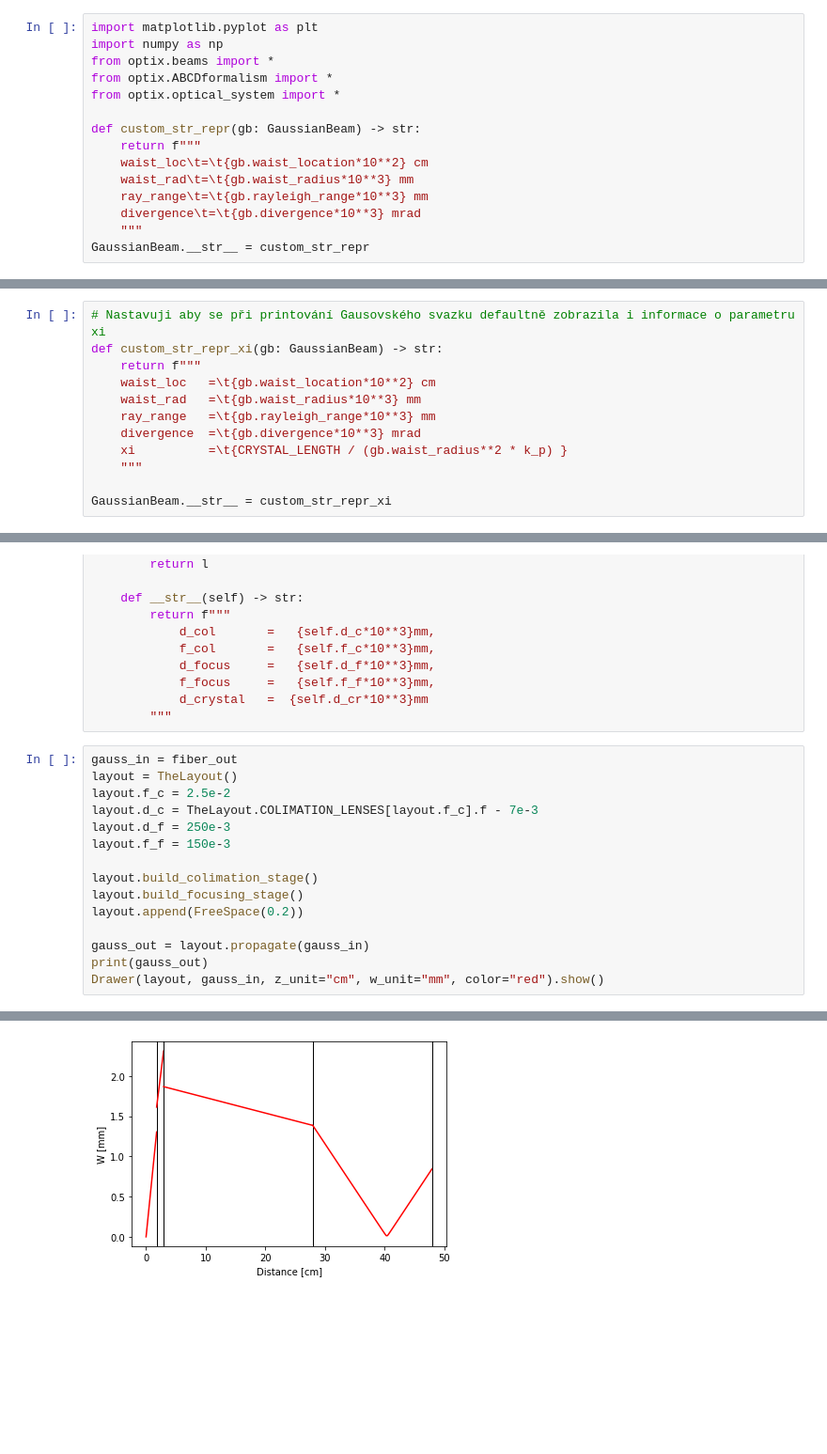
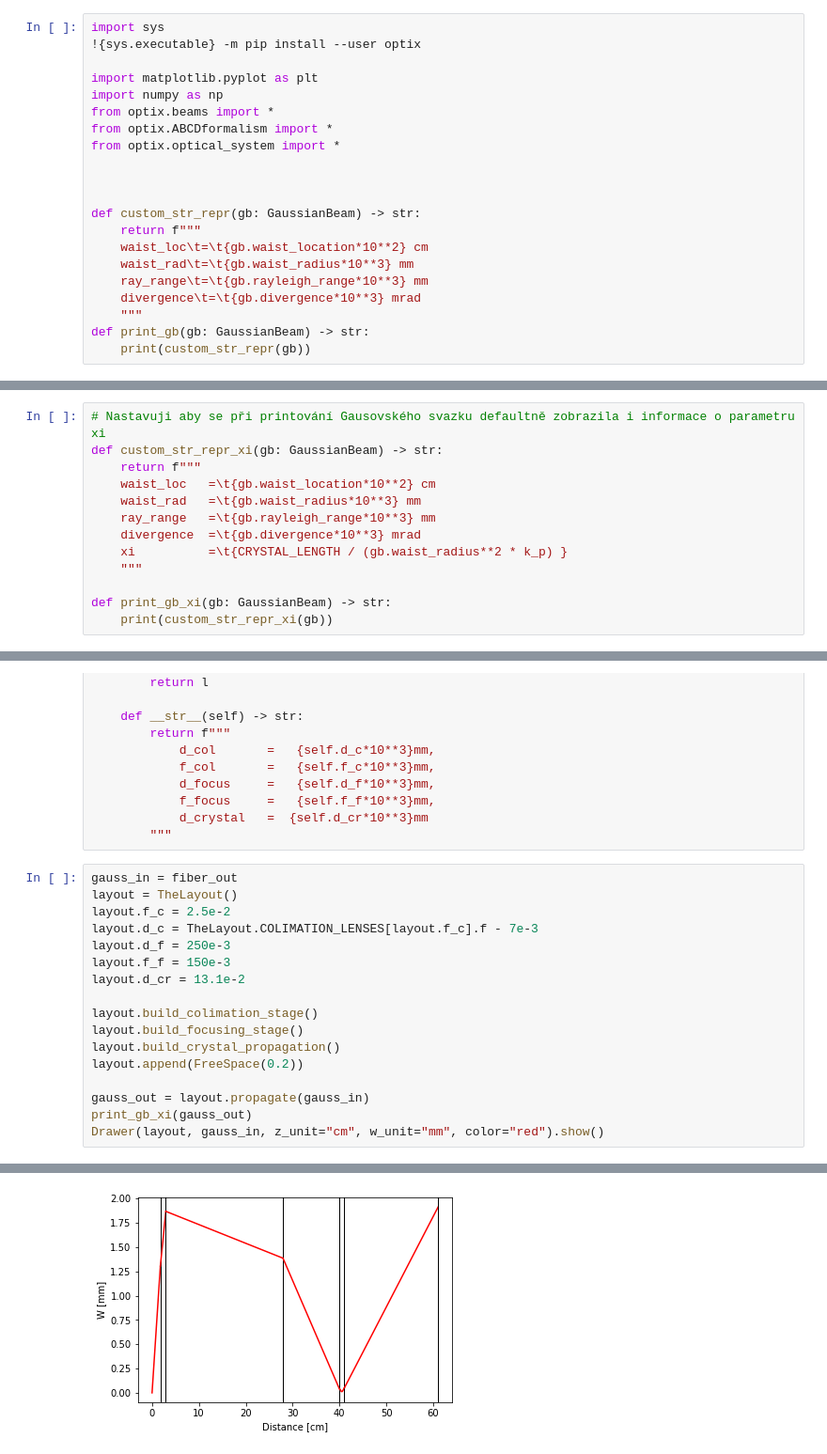
Before and after one commit to david-tomecek-fjfi/dp-layout, a Jupyter notebook: layout_calculations.ipynb, the cells around one changed output, grey strips where cells are left out. Shown: that part at 94% size. Drawn from its saved outputs; the diff is of its cells as text; blank space fills up the shorter version.

```diff
--- a/layout_calculations.ipynb
+++ b/layout_calculations.ipynb
@@ -1,9 +1,14 @@
 # %%
+import sys
+!{sys.executable} -m pip install --user optix
+
 import matplotlib.pyplot as plt
 import numpy as np
 from optix.beams import *
 from optix.ABCDformalism import *
 from optix.optical_system import *
+
+
 
 def custom_str_repr(gb: GaussianBeam) -> str:
     return f"""
@@ -12,4 +17,5 @@ def custom_str_repr(gb: GaussianBeam) -> str:
     ray_range\t=\t{gb.rayleigh_range*10**3} mm
     divergence\t=\t{gb.divergence*10**3} mrad
     """
-GaussianBeam.__str__ = custom_str_repr
+def print_gb(gb: GaussianBeam) -> str:
+    print(custom_str_repr(gb))
@@ -116,7 +125,8 @@ def custom_str_repr_xi(gb: GaussianBeam) -> str:
     xi          =\t{CRYSTAL_LENGTH / (gb.waist_radius**2 * k_p) }
     """
 
-GaussianBeam.__str__ = custom_str_repr_xi
+def print_gb_xi(gb: GaussianBeam) -> str:
+    print(custom_str_repr_xi(gb))
 # %% [markdown]
 # Propagace systémem
 # %%
@@ -185,12 +195,14 @@ layout.f_c = 2.5e-2
 layout.d_c = TheLayout.COLIMATION_LENSES[layout.f_c].f - 7e-3
 layout.d_f = 250e-3
 layout.f_f = 150e-3
+layout.d_cr = 13.1e-2
 
 layout.build_colimation_stage()
 layout.build_focusing_stage()
+layout.build_crystal_propagation()
 layout.append(FreeSpace(0.2))
 
 gauss_out = layout.propagate(gauss_in)
-print(gauss_out)
+print_gb_xi(gauss_out)
 Drawer(layout, gauss_in, z_unit="cm", w_unit="mm", color="red").show()
 # %% [output]
@@ -202 +214 @@ Drawer(layout, gauss_in, z_unit="cm", w_unit="mm", color="red").show()
-[figure, old version]
+[figure, new version]
```
Also changed, not shown: parts of 3 cells of this notebook, 1 other file.
